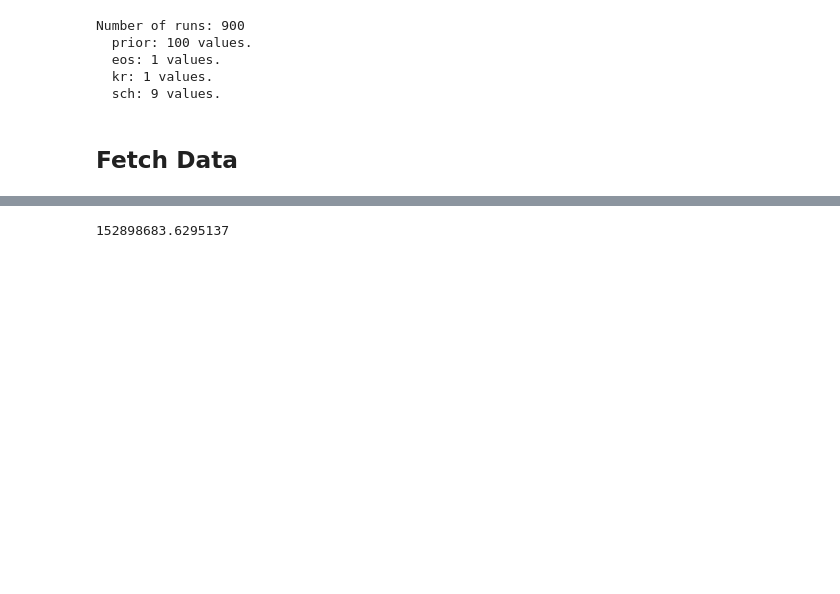
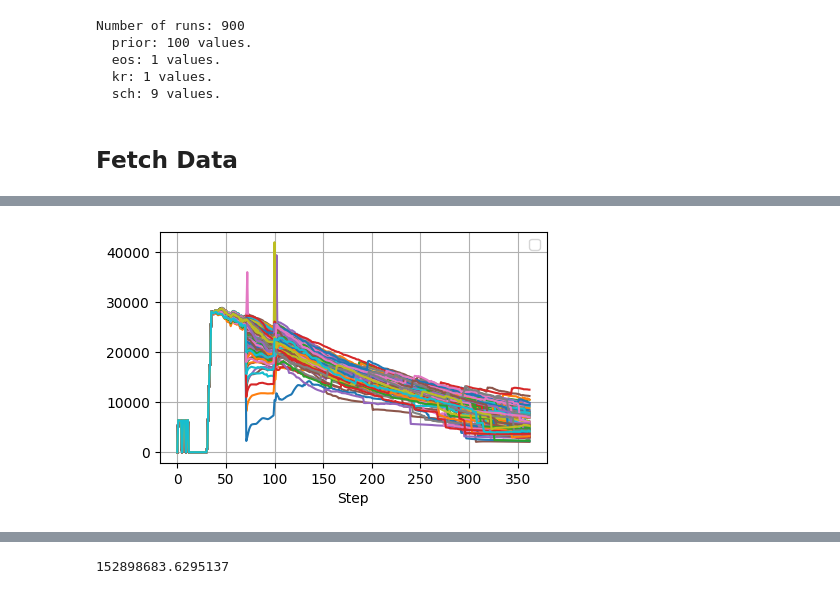
Before and after one commit to TiagoCAAmorim/SimModels, a Jupyter notebook: Unisim_iv_2024/dat/sens/data_analysis.ipynb, the cells around one changed output, grey strips where cells are left out. Drawn from its saved outputs; the diff is of its cells as text; code cells hidden in the pictures; blank space fills up the shorter version.

```diff
--- a/Unisim_iv_2024/dat/sens/data_analysis.ipynb
+++ b/Unisim_iv_2024/dat/sens/data_analysis.ipynb
@@ -143,0 +241,9 @@ make_composite_df([0,2], 'FIELD-PRO:QO', all_data=True)
+# %%
+df = make_composite_df(indexes=get_indexes({'sch':'2027.01.01'}), column='FIELD-PRO:QO')
+df.transpose().plot(kind='line', figsize=(5, 3))
+plt.xlabel('Step')
+plt.legend([])
+plt.grid()
+plt.show()
+# %% [output]
+[figure, added]
```
Also changed, not shown: parts of 12 cells of this notebook.
